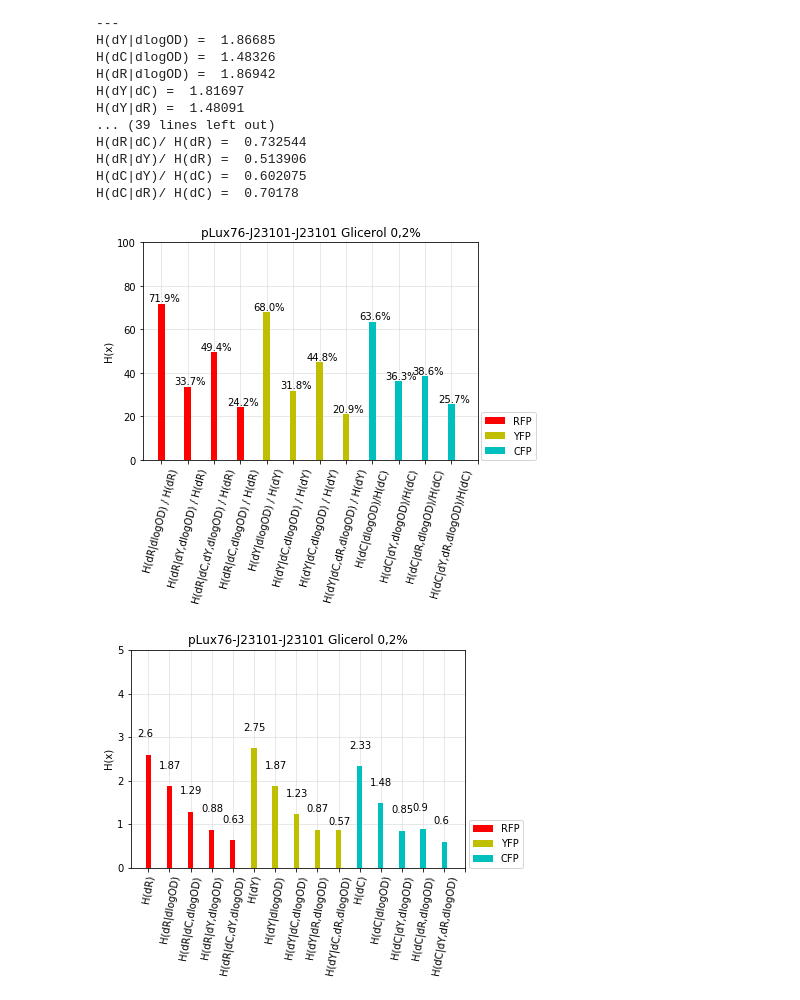
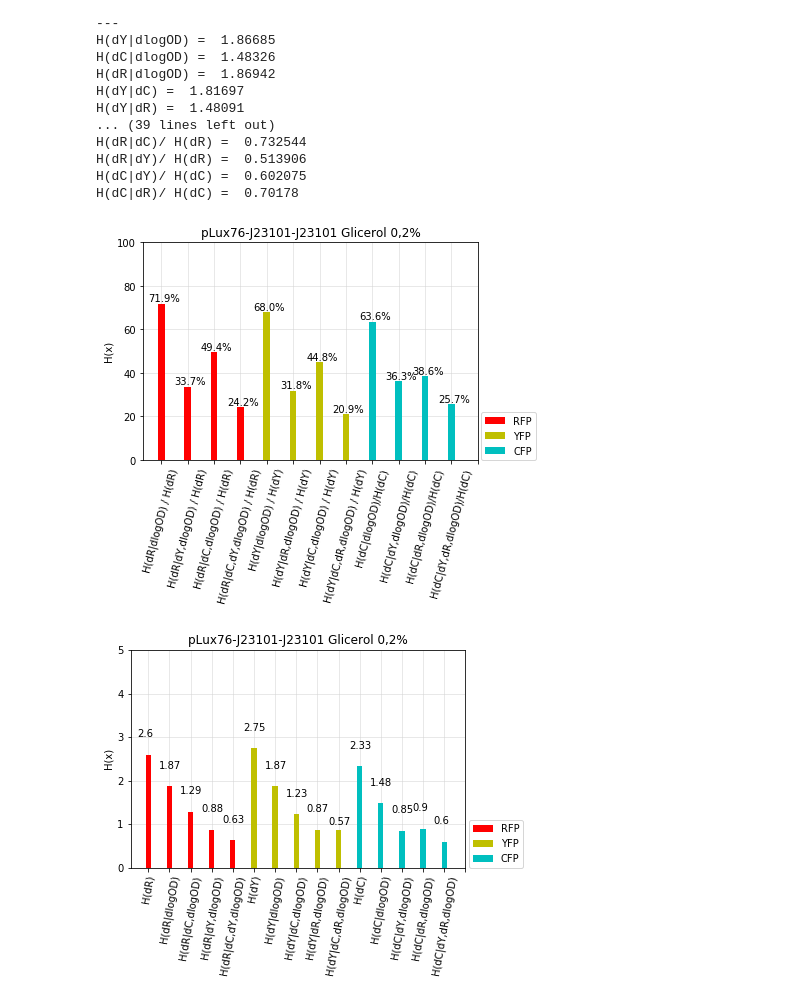
Before and after one commit to macams/Biosensores, a Jupyter notebook: Análisis/Entropía/Entropía E3.ipynb, the cells around one changed output. Cells and saved outputs as stored; diff of their text form; code cells hidden in the pictures.

```diff
--- a/Análisis/Entropía/Entropía E3.ipynb
+++ b/Análisis/Entropía/Entropía E3.ipynb
@@ -558,35 +558,35 @@ D5= (conditional_entropy(prob_density4d(dc2,dy2,dr2,do2))/entropy(prob_density(d
 A6=(conditional_entropy(prob_density2d(do2,dc2))/entropy(prob_density(dc2)))*100#H(dC|dlogOD)
 B6=(conditional_entropy(prob_density3d(dy2,dc2,do2))/entropy(prob_density(dc2)))*100#H(dC|dY,dlogOD)
 C6=(conditional_entropy(prob_density3d(dr2,dc2,do2))/entropy(prob_density(dc2)))*100#H(dC|dR,dlogOD)
 D6=(conditional_entropy(prob_density4d(dy2,dc2,dr2,do2))/entropy(prob_density(dc2)))*100#H(dC|dY,dR,dlogOD)
 
 ent2=[A4,B4,C4,D4,A5,B5,C5,D5,A6,B6,C6,D6]
 
 X = np.arange(13)
 plt.figure()
 plt.title('pLux76-J23101-J23101 Glicerol 0,2%')
 plt.ylabel('H(x)')
 plt.ylim(ymax = 100)
 plt.bar(X[0],ent2[0],color='r',width=0.25,label='RFP',zorder=3)
 plt.bar(X[1],ent2[1],color='r',width=0.25,zorder=3)
 plt.bar(X[2],ent2[2],color='r',width=0.25,zorder=3)
 plt.bar(X[3],ent2[3],color='r',width=0.25,zorder=3)
 plt.bar(X[4],ent2[4],color='y',width=0.25,label='YFP',zorder=3)
 plt.bar(X[5],ent2[5],color='y',width=0.25,zorder=3)
 plt.bar(X[6],ent2[6],color='y',width=0.25,zorder=3)
 plt.bar(X[7],ent2[7],color='y',width=0.25,zorder=3)
 plt.bar(X[8],ent2[8],color='c',width=0.25,label='CFP',zorder=3)
 plt.bar(X[9],ent2[9],color='c',width=0.25,zorder=3)
 plt.bar(X[10],ent2[10],color='c',width=0.25,zorder=3)
 plt.bar(X[11],ent2[11],color='c',width=0.25,zorder=3)
-plt.xticks(X, ['H(dR|dlogOD) / H(dR)',"H(dR|dY,dlogOD) / H(dR)",'H(dR|dC,dY,dlogOD) / H(dR)','H(dR|dC,dlogOD) / H(dR)','H(dY|dlogOD) / H(dY)','H(dY|dC,dlogOD) / H(dY)',"H(dY|dC,dlogOD) / H(dY)",'H(dY|dC,dR,dlogOD) / H(dY)','H(dC|dlogOD)/H(dC)','H(dC|dY,dlogOD)/H(dC)','H(dC|dR,dlogOD)/H(dC)','H(dC|dY,dR,dlogOD)/H(dC)'],rotation=75)
+plt.xticks(X, ['H(dR|dlogOD) / H(dR)',"H(dR|dY,dlogOD) / H(dR)",'H(dR|dC,dlogOD) / H(dR)','H(dR|dC,dY,dlogOD) / H(dR)','H(dY|dlogOD) / H(dY)','H(dY|dR,dlogOD) / H(dY)',"H(dY|dC,dlogOD) / H(dY)",'H(dY|dC,dR,dlogOD) / H(dY)','H(dC|dlogOD)/H(dC)','H(dC|dY,dlogOD)/H(dC)','H(dC|dR,dlogOD)/H(dC)','H(dC|dY,dR,dlogOD)/H(dC)'],rotation=75)
 plt.grid(color='lightgray', linestyle='-', linewidth=0.5,zorder=0)
 for a,b in zip(X,ent2):
     plt.text(a-0.5,b+1.0,str(np.round(b,1))+'%',fontsize=10.0, color='k')
 plt.legend(loc=(1.01,0.0))
 plt.savefig(fname='porcentajes h plux-std gli.png',dpi=1200,facecolor='w',edgecolor='w',bbox_inches='tight',pad_inches=0.2)
 # %% [output]
-[figure, old version]
+[figure, new version]
 # %%
 #Porcentajes respecto a entropía inicial
 hc2=entropy(prob_density(dc2))#H(dC)
```
Also changed, not shown: parts of 15 cells of this notebook, 41 other files.
